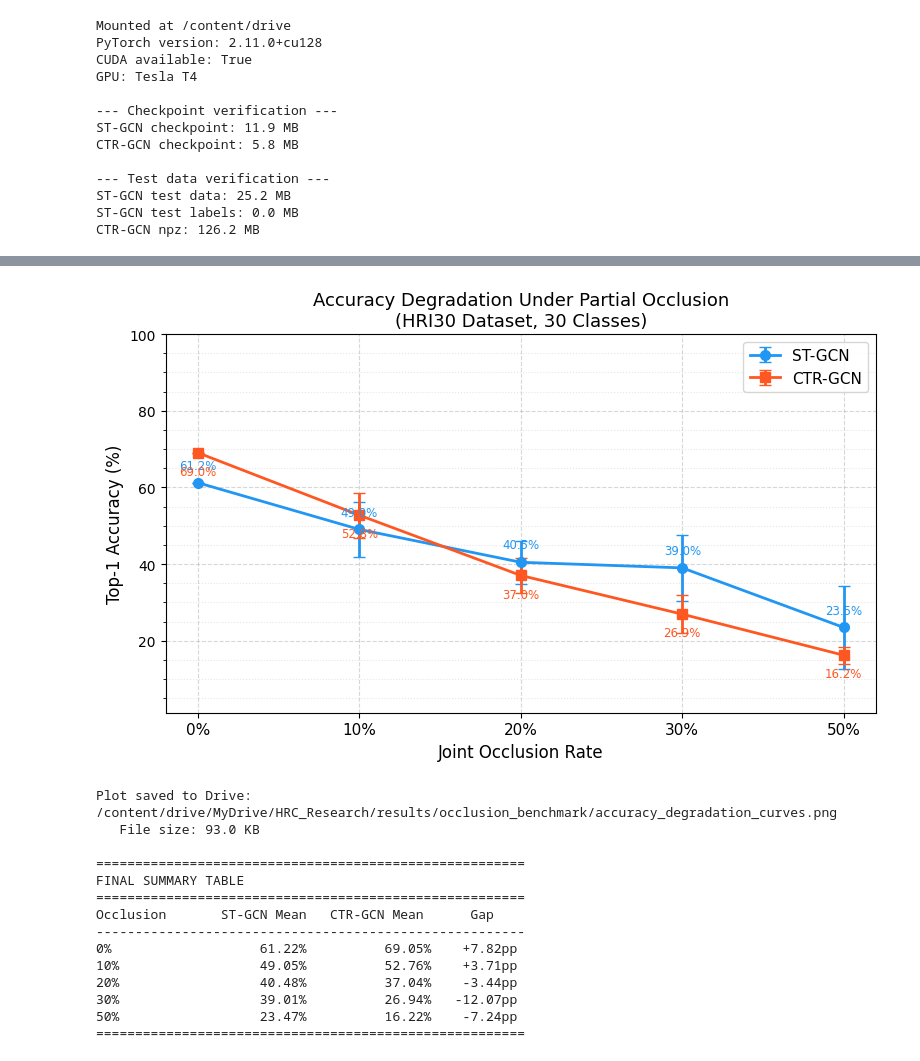
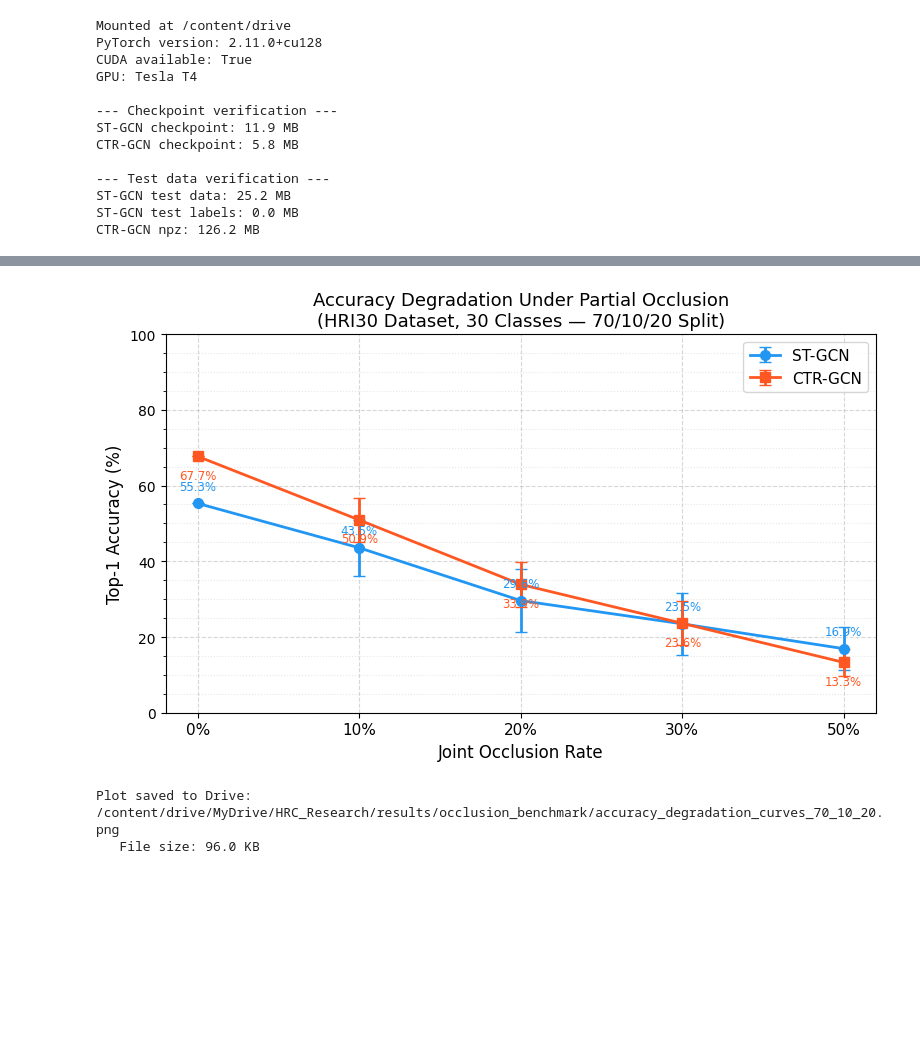
Before and after one commit to Tausif7112/2.14.Mohammad-Tausiful-Alam_Soumitra-Chowdhury, a Jupyter notebook: notebooks/HRC_Phase3_Occlusion_Benchmark.ipynb, the cells around one changed output, grey strips where cells are left out. Drawn from its saved outputs; the diff is of its cells as text; code cells hidden in the pictures; blank space fills up the shorter version.

```diff
--- a/notebooks/HRC_Phase3_Occlusion_Benchmark.ipynb
+++ b/notebooks/HRC_Phase3_Occlusion_Benchmark.ipynb
@@ -191,18 +166,15 @@ CTR-GCN loaded successfully (30 classes)
 # %%
-# CELL 3: Load test data for both models
+# Load test data for both models
 import numpy as np
 import pickle
 import torch
 
-# ---------------------------------------------
-# ST-GCN test data
-# ---------------------------------------------
-STGCN_TEST_DATA = '/content/drive/MyDrive/HRC_Research/datasets/HRI30/stgcn_format/test_data.npy'
-STGCN_TEST_LABEL = '/content/drive/MyDrive/HRC_Research/datasets/HRI30/stgcn_format/test_label.pkl'
+# UPDATED PATHS
+STGCN_TEST_DATA = '/content/drive/MyDrive/HRC_Research/datasets/HRI30/HRI30_70_10_20/stgcn_format/test_data.npy'
+STGCN_TEST_LABEL = '/content/drive/MyDrive/HRC_Research/datasets/HRI30/HRI30_70_10_20/stgcn_format/test_label.pkl'
 
 stgcn_test_data = np.load(STGCN_TEST_DATA)
 
-# FIXED: Correct tuple unpacking
 with open(STGCN_TEST_LABEL, 'rb') as f:
     _, y_test = pickle.load(f)
 
@@ -212,10 +184,8 @@ print(f"ST-GCN test data shape: {stgcn_test_data.shape}")
 print(f"ST-GCN test labels shape: {stgcn_test_labels.shape}")
 print(f"ST-GCN label range: {stgcn_test_labels.min()} to {stgcn_test_labels.max()}")
 
-# ---------------------------------------------
-# CTR-GCN test data
-# ---------------------------------------------
-CTRGCN_NPZ = '/content/drive/MyDrive/HRC_Research/datasets/HRI30/ctrgcn_format/HRI30_CS.npz'
+# UPDATED PATH
+CTRGCN_NPZ = '/content/drive/MyDrive/HRC_Research/datasets/HRI30/HRI30_70_10_20/ctrgcn_format/HRI30_CS.npz'
 
 npz = np.load(CTRGCN_NPZ)
 print(f"\nCTR-GCN npz keys: {list(npz.keys())}")
@@ -227,10 +197,7 @@ print(f"CTR-GCN test data shape: {ctrgcn_test_data.shape}")
 print(f"CTR-GCN test labels shape: {ctrgcn_test_labels.shape}")
 print(f"CTR-GCN label range: {ctrgcn_test_labels.min()} to {ctrgcn_test_labels.max()}")
 
-# ---------------------------------------------
 # Verification
-# ---------------------------------------------
-# FIXED: Using parentheses instead of backslashes for multi-line asserts
 assert stgcn_test_data.shape[0] == ctrgcn_test_data.shape[0], (
     f"Sample count mismatch: ST-GCN={stgcn_test_data.shape[0]}, CTR-GCN={ctrgcn_test_data.shape[0]}"
 )
@@ -443,102 +357,62 @@ CSV saved to Drive: /content/drive/MyDrive/HRC_Research/results/occlusion_benchm
 # %%
-# CELL 5: Plot accuracy degradation curves and save to Drive
-
+# Plot accuracy degradation curves and save to Drive
 import matplotlib.pyplot as plt
 import matplotlib.ticker as mticker
 import os
 
-# ─────────────────────────────────────────────
-# Extract numbers from results list
-# (results was built in Cell 4 — must run that cell first)
-# ─────────────────────────────────────────────
-occlusion_labels = [r['occlusion_rate'] for r in results]  # ['0%', '10%', '20%', '30%', '50%']
+occlusion_labels = [r['occlusion_rate'] for r in results]
 stgcn_means  = [r['stgcn_mean']  for r in results]
 ctrgcn_means = [r['ctrgcn_mean'] for r in results]
 stgcn_stds   = [r['stgcn_std']   for r in results]
 ctrgcn_stds  = [r['ctrgcn_std']  for r in results]
 
-x = list(range(len(occlusion_labels)))  # [0, 1, 2, 3, 4]
+x = list(range(len(occlusion_labels)))
 
-# ─────────────────────────────────────────────
-# Build the figure
-# ─────────────────────────────────────────────
 fig, ax = plt.subplots(figsize=(8, 5))
 
-# ST-GCN line
 ax.errorbar(x, stgcn_means, yerr=stgcn_stds,
             label='ST-GCN', marker='o', color='#2196F3',
             linewidth=2, markersize=7, capsize=4)
 
-# CTR-GCN line
 ax.errorbar(x, ctrgcn_means, yerr=ctrgcn_stds,
             label='CTR-GCN', marker='s', color='#FF5722',
             linewidth=2, markersize=7, capsize=4)
 
-# Annotate each point with its mean accuracy
 for i, (st, ctr) in enumerate(zip(stgcn_means, ctrgcn_means)):
     ax.annotate(f'{st:.1f}%', xy=(i, st),
                 xytext=(0, 10), textcoords='offset points',
                 ha='center', fontsize=8.5, color='#2196F3')
     ax.annotate(f'{ctr:.1f}%', xy=(i, ctr),
                 xytext=(0, -16), textcoords='offset points',
                 ha='center', fontsize=8.5, color='#FF5722')
 
-# Axis formatting
 ax.set_xticks(x)
 ax.set_xticklabels(occlusion_labels, fontsize=11)
 ax.set_xlabel('Joint Occlusion Rate', fontsize=12)
 ax.set_ylabel('Top-1 Accuracy (%)', fontsize=12)
-ax.set_title('Accuracy Degradation Under Partial Occlusion\n(HRI30 Dataset, 30 Classes)', fontsize=13)
+ax.set_title('Accuracy Degradation Under Partial Occlusion\n(HRI30 Dataset, 30 Classes — 70/10/20 Split)', fontsize=13)
 ax.legend(fontsize=11, loc='upper right')
 ax.yaxis.set_minor_locator(mticker.AutoMinorLocator())
 ax.grid(True, which='major', linestyle='--', alpha=0.5)
 ax.grid(True, which='minor', linestyle=':', alpha=0.3)
 
-# Set y-axis range with some padding
 min_val = min(min(stgcn_means), min(ctrgcn_means))
 ax.set_ylim(max(0, min_val - 15), 100)
 
 plt.tight_layout()
 
-# ─────────────────────────────────────────────
-# Save to Drive
-# ─────────────────────────────────────────────
 OUTPUT_DIR = '/content/drive/MyDrive/HRC_Research/results/occlusion_benchmark'
 os.makedirs(OUTPUT_DIR, exist_ok=True)
-PLOT_PATH = os.path.join(OUTPUT_DIR, 'accuracy_degradation_curves.png')
+# NEW FILENAME
+PLOT_PATH = os.path.join(OUTPUT_DIR, 'accuracy_degradation_curves_70_10_20.png')
 
 plt.savefig(PLOT_PATH, dpi=150, bbox_inches='tight')
 plt.show()
 
 plot_size_kb = os.path.getsize(PLOT_PATH) / 1024
 print(f"\nPlot saved to Drive: {PLOT_PATH}")
 print(f"   File size: {plot_size_kb:.1f} KB")
-
-# ─────────────────────────────────────────────
-# Print a clean summary table to console
-# ─────────────────────────────────────────────
-print("\n" + "=" * 55)
-print("FINAL SUMMARY TABLE")
-print("=" * 55)
-print(f"{'Occlusion':<12} {'ST-GCN Mean':>14} {'CTR-GCN Mean':>14} {'Gap':>8}")
-print("-" * 55)
-for r in results:
-    gap = r['ctrgcn_mean'] - r['stgcn_mean']
-    print(f"{r['occlusion_rate']:<12} {r['stgcn_mean']:>13.2f}%  {r['ctrgcn_mean']:>13.2f}%  {gap:>+7.2f}pp")
-print("=" * 55)
 # %% [output]
-[figure, old version]
+[figure, new version]
-Plot saved to Drive: /content/drive/MyDrive/HRC_Research/results/occlusion_benchmark/accuracy_degradation_curves.png
-   File size: 93.0 KB
-
-=======================================================
-FINAL SUMMARY TABLE
-=======================================================
-Occlusion       ST-GCN Mean   CTR-GCN Mean      Gap
--------------------------------------------------------
-0%                   61.22%          69.05%    +7.82pp
-10%                  49.05%          52.76%    +3.71pp
-20%                  40.48%          37.04%    -3.44pp
-30%                  39.01%          26.94%   -12.07pp
-50%                  23.47%          16.22%    -7.24pp
-=======================================================
+Plot saved to Drive: /content/drive/MyDrive/HRC_Research/results/occlusion_benchmark/accuracy_degradation_curves_70_10_20.png
+   File size: 96.0 KB
```
Also changed, not shown: parts of 6 cells of this notebook, 43 other files.
